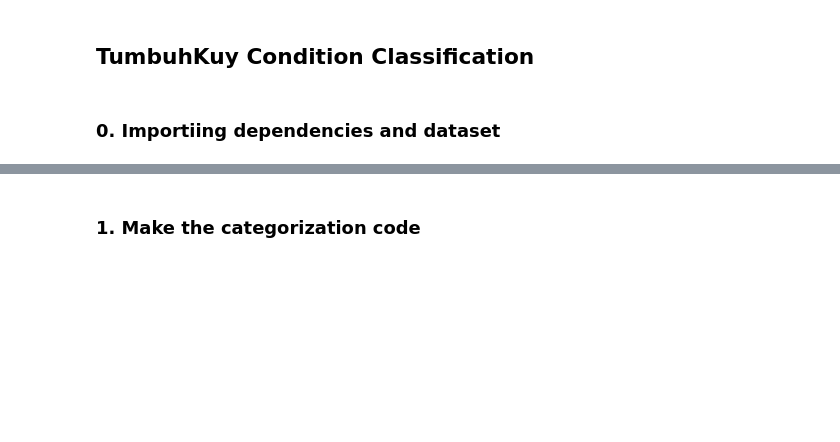
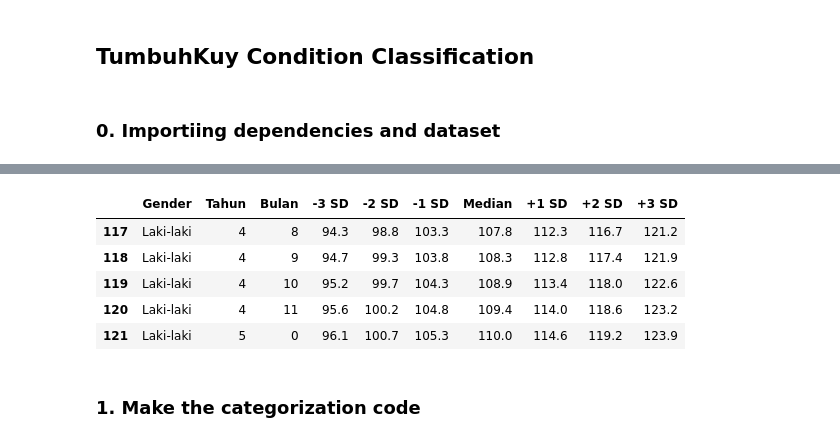
Before and after one commit to MarcoAlandAdinanda/TumbuhKuy, a Jupyter notebook: backend/notebooks/condition_classification.ipynb, the cells around one changed output, grey strips where cells are left out. Cells and saved outputs as stored; diff of their text form; code cells hidden in the pictures; blank space fills up the shorter version.

```diff
--- a/backend/notebooks/condition_classification.ipynb
+++ b/backend/notebooks/condition_classification.ipynb
@@ -19,3 +21,12 @@ dataset.head()
+# %%
+dataset_stunting.tail()
+# %% [output]
+|  | Gender | Tahun | Bulan | -3 SD | -2 SD | -1 SD | Median | +1 SD | +2 SD | +3 SD |
+| 117 | Laki-laki | 4 | 8 | 94.3 | 98.8 | 103.3 | 107.8 | 112.3 | 116.7 | 121.2 |
+| 118 | Laki-laki | 4 | 9 | 94.7 | 99.3 | 103.8 | 108.3 | 112.8 | 117.4 | 121.9 |
+| 119 | Laki-laki | 4 | 10 | 95.2 | 99.7 | 104.3 | 108.9 | 113.4 | 118.0 | 122.6 |
+| 120 | Laki-laki | 4 | 11 | 95.6 | 100.2 | 104.8 | 109.4 | 114.0 | 118.6 | 123.2 |
+| 121 | Laki-laki | 5 | 0 | 96.1 | 100.7 | 105.3 | 110.0 | 114.6 | 119.2 | 123.9 |
 # %% [markdown]
 ### 1. Make the categorization code
 # %%
```
Also changed, not shown: parts of 5 cells of this notebook, 7 other files.
